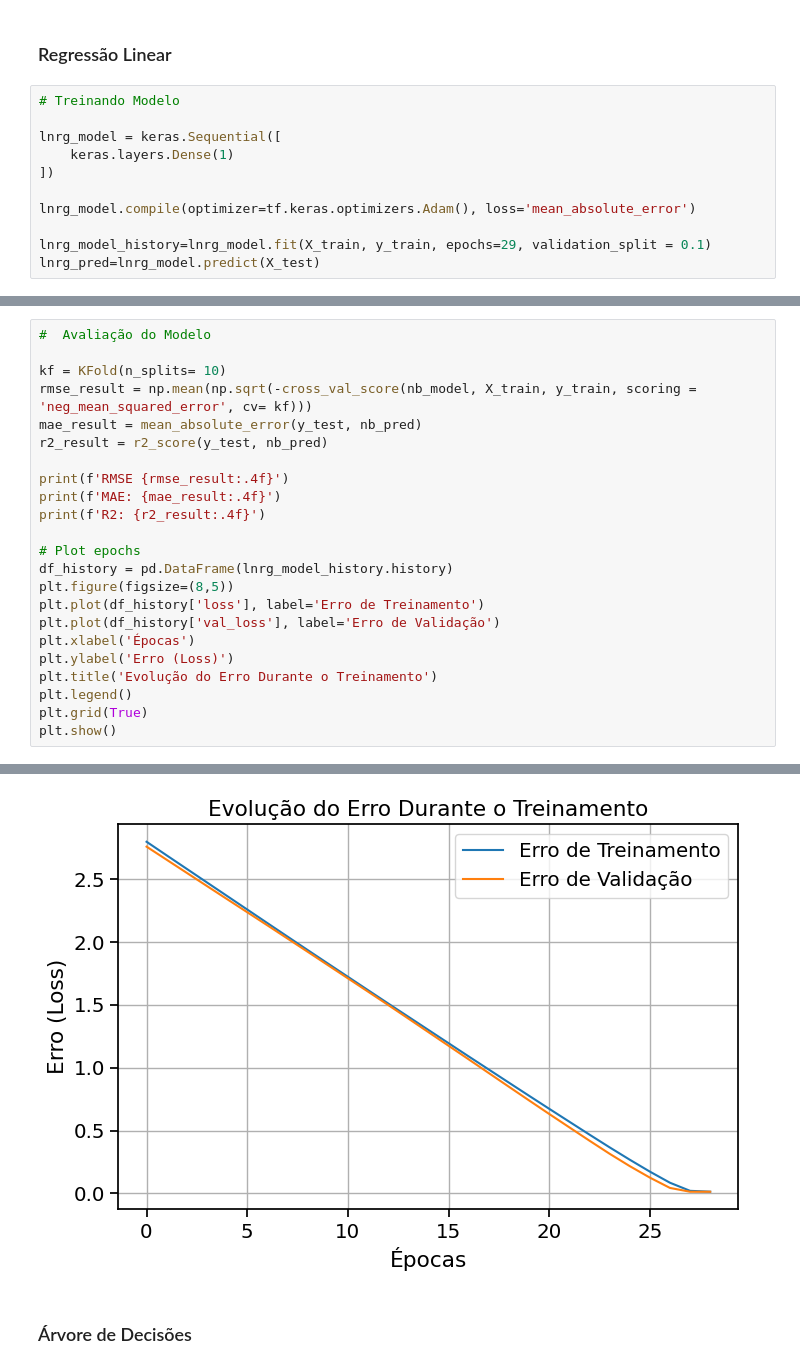
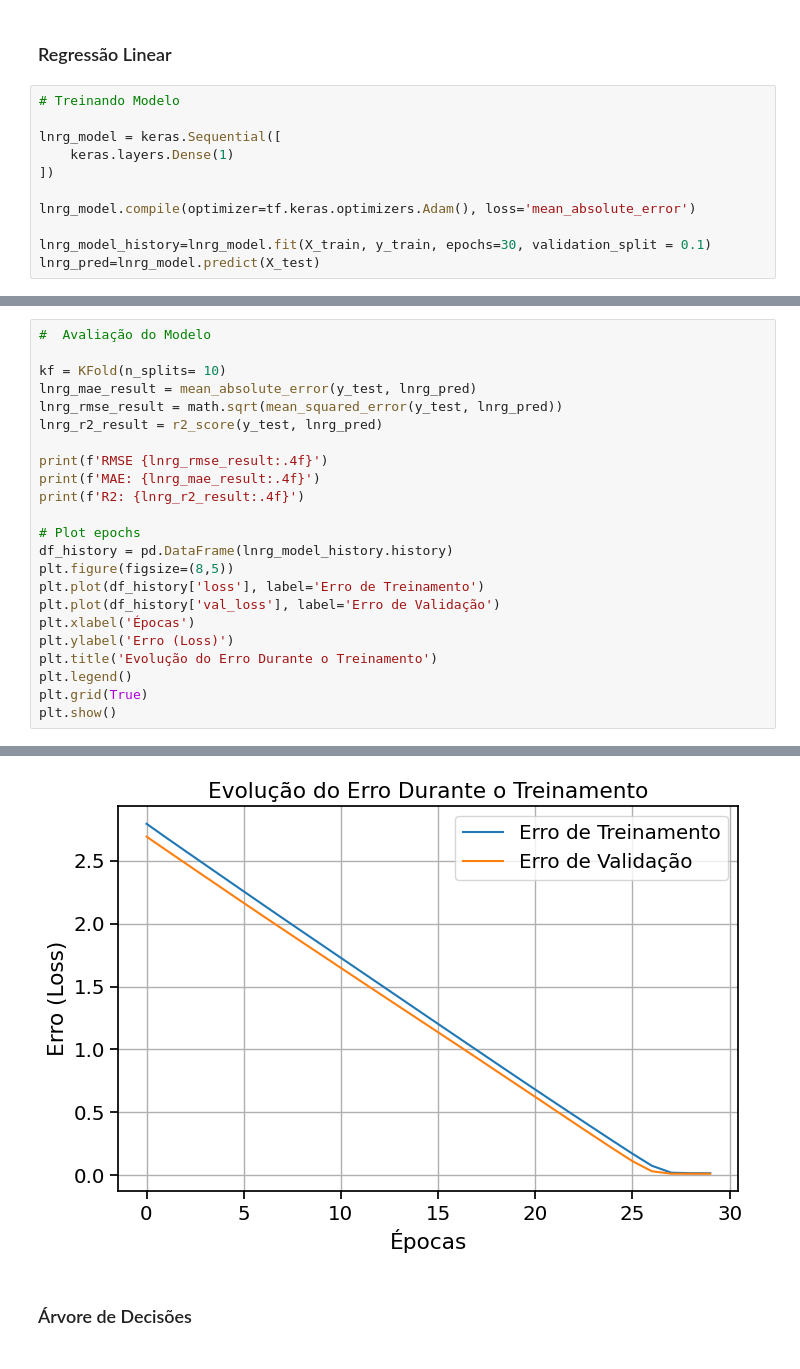
Before and after one commit to t-dlsantos/house-rent-regression-prediction, a Jupyter notebook: house-rent-regression.ipynb, the cells around one changed output, grey strips where cells are left out. Cells and saved outputs as stored; diff of their text form.

```diff
--- a/house-rent-regression.ipynb
+++ b/house-rent-regression.ipynb
@@ -523,6 +521,6 @@ lnrg_model = keras.Sequential([
 
 lnrg_model.compile(optimizer=tf.keras.optimizers.Adam(), loss='mean_absolute_error')
 
-lnrg_model_history=lnrg_model.fit(X_train, y_train, epochs=29, validation_split = 0.1)
+lnrg_model_history=lnrg_model.fit(X_train, y_train, epochs=30, validation_split = 0.1)
 lnrg_pred=lnrg_model.predict(X_test)
 # %% [output]
@@ -547,13 +545,13 @@ Epoch 29/29
 #  Avaliação do Modelo
 
 kf = KFold(n_splits= 10)
-rmse_result = np.mean(np.sqrt(-cross_val_score(nb_model, X_train, y_train, scoring = 'neg_mean_squared_error', cv= kf)))
-mae_result = mean_absolute_error(y_test, nb_pred)
-r2_result = r2_score(y_test, nb_pred)
+lnrg_mae_result = mean_absolute_error(y_test, lnrg_pred)
+lnrg_rmse_result = math.sqrt(mean_squared_error(y_test, lnrg_pred))
+lnrg_r2_result = r2_score(y_test, lnrg_pred)
 
-print(f'RMSE {rmse_result:.4f}')
-print(f'MAE: {mae_result:.4f}')
-print(f'R2: {r2_result:.4f}')
+print(f'RMSE {lnrg_rmse_result:.4f}')
+print(f'MAE: {lnrg_mae_result:.4f}')
+print(f'R2: {lnrg_r2_result:.4f}')
 
 # Plot epochs
 df_history = pd.DataFrame(lnrg_model_history.history)
@@ -573,4 +571,4 @@ R2: 0.7659
-[figure, old version]
+[figure, new version]
 # %% [markdown]
 ### Árvore de Decisões
 # %%
```
Also changed, not shown: parts of 17 cells of this notebook.
